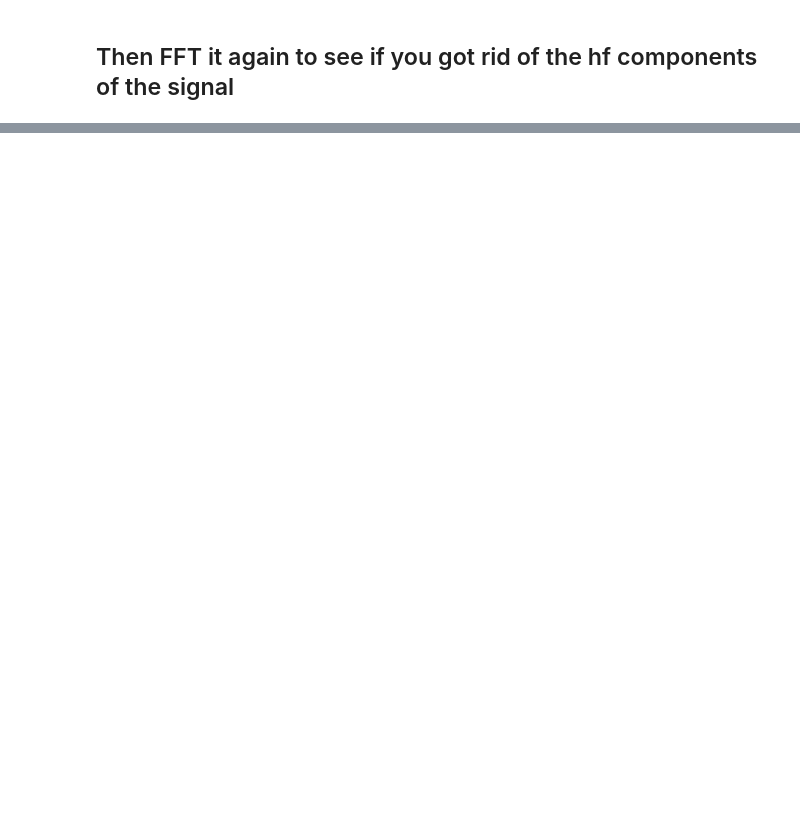
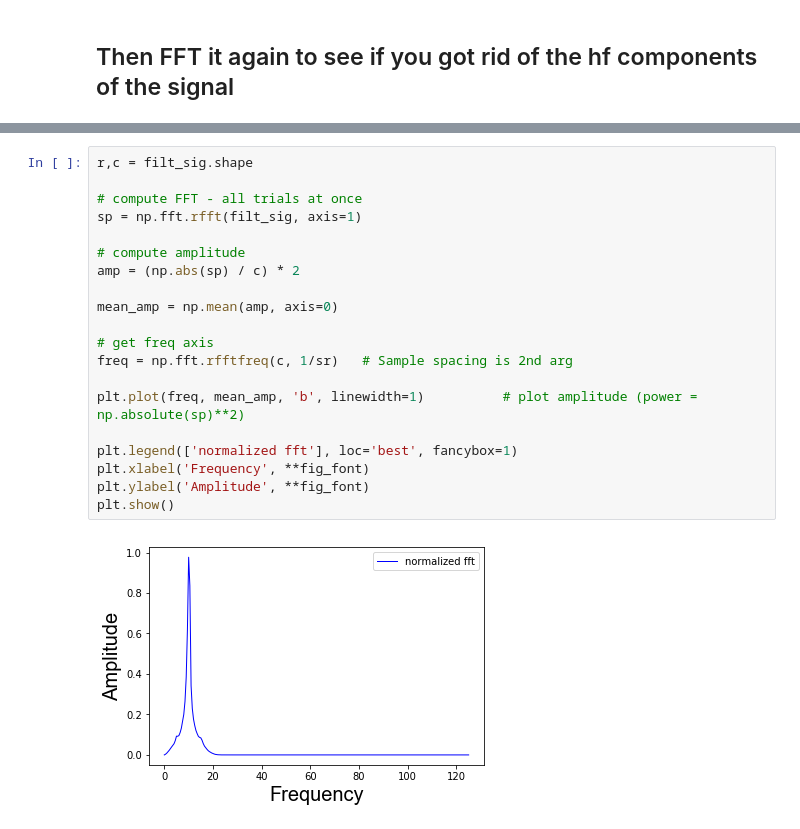
Before and after one commit to TimCSheehan/dev, a Jupyter notebook: Tutorial_062_Exercises_Answers.ipynb, the cells around one changed output, grey strips where cells are left out. Cells and saved outputs as stored; diff of their text form; blank space fills up the shorter version.

```diff
--- a/Tutorial_062_Exercises_Answers.ipynb
+++ b/Tutorial_062_Exercises_Answers.ipynb
@@ -119,0 +154,22 @@ plt.show()
+# %%
+r,c = filt_sig.shape
+
+# compute FFT - all trials at once
+sp = np.fft.rfft(filt_sig, axis=1)
+
+# compute amplitude
+amp = (np.abs(sp) / c) * 2
+
+mean_amp = np.mean(amp, axis=0)
+
+# get freq axis
+freq = np.fft.rfftfreq(c, 1/sr)   # Sample spacing is 2nd arg
+
+plt.plot(freq, mean_amp, 'b', linewidth=1)          # plot amplitude (power = np.absolute(sp)**2)
+
+plt.legend(['normalized fft'], loc='best', fancybox=1)
+plt.xlabel('Frequency', **fig_font)
+plt.ylabel('Amplitude', **fig_font)
+plt.show()
+# %% [output]
+[figure, added]
```
Also changed, not shown: parts of 7 cells of this notebook, 3 other files.
